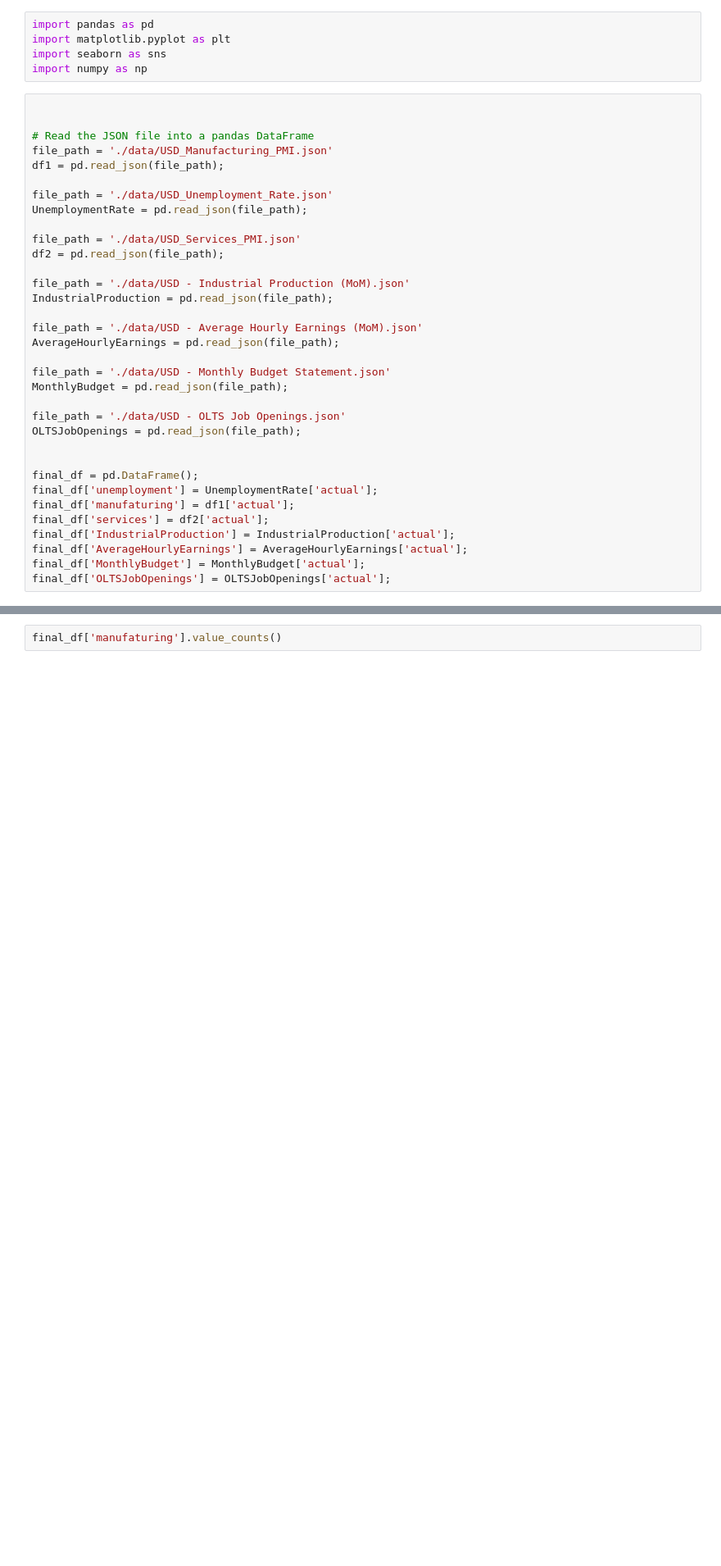
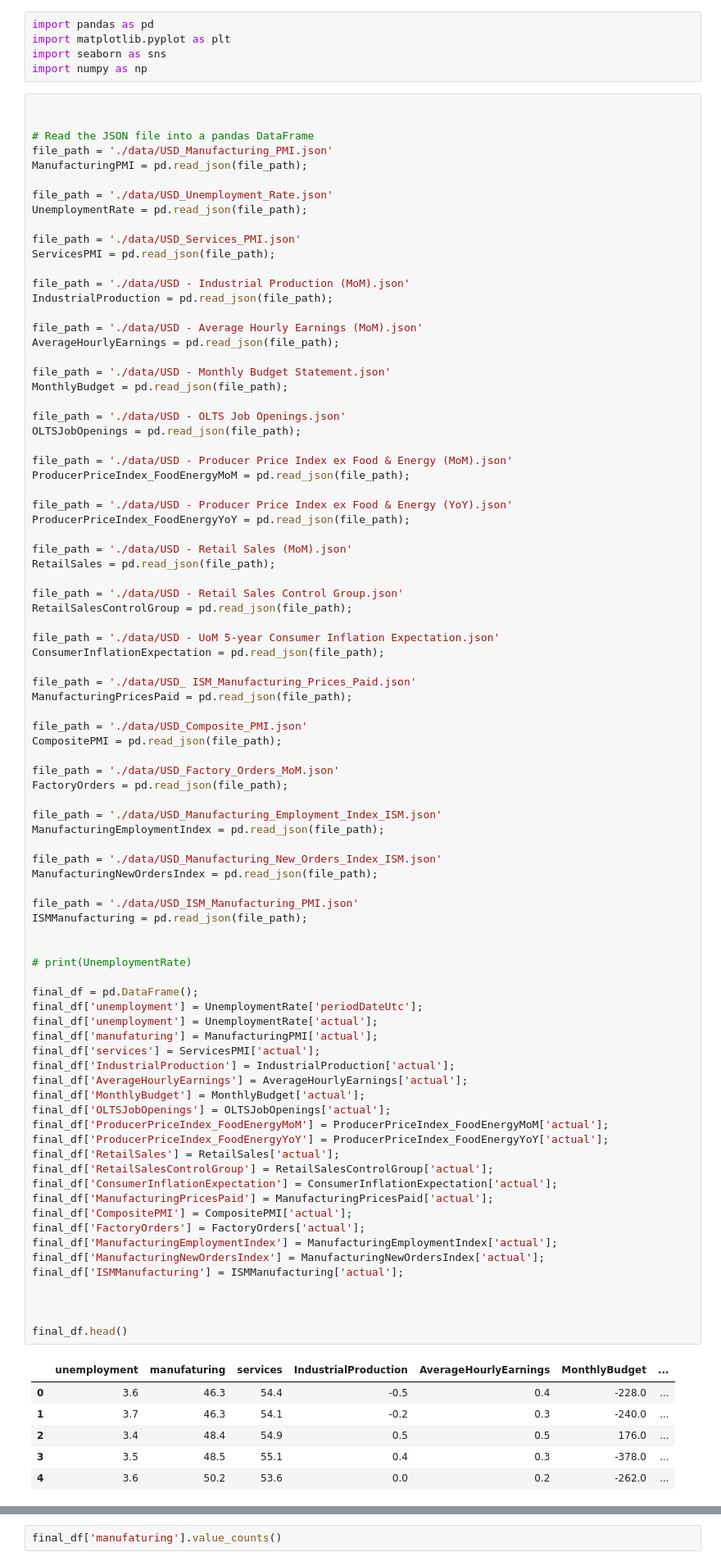
Before and after one commit to Suraj6E/RegressionAnalysis_USD, a Jupyter notebook: DataCleanUP.ipynb, the cells around one changed output, grey strips where cells are left out. Shown at 82% size. Drawn from its saved outputs; the diff is of its cells as text; blank space fills up the shorter version.

Commit message:
few more data added

```diff
--- a/DataCleanUP.ipynb
+++ b/DataCleanUP.ipynb
@@ -6,37 +6,95 @@ import numpy as np
 # %%
 
 
 # Read the JSON file into a pandas DataFrame
 file_path = './data/USD_Manufacturing_PMI.json'
-df1 = pd.read_json(file_path);
+ManufacturingPMI = pd.read_json(file_path);
 
 file_path = './data/USD_Unemployment_Rate.json'
 UnemploymentRate = pd.read_json(file_path);
 
 file_path = './data/USD_Services_PMI.json'
-df2 = pd.read_json(file_path);
+ServicesPMI = pd.read_json(file_path);
 
 file_path = './data/USD - Industrial Production (MoM).json'
 IndustrialProduction = pd.read_json(file_path);
 
 file_path = './data/USD - Average Hourly Earnings (MoM).json'
 AverageHourlyEarnings = pd.read_json(file_path);
 
 file_path = './data/USD - Monthly Budget Statement.json'
 MonthlyBudget = pd.read_json(file_path);
 
 file_path = './data/USD - OLTS Job Openings.json'
 OLTSJobOpenings = pd.read_json(file_path);
 
+file_path = './data/USD - Producer Price Index ex Food & Energy (MoM).json'
+ProducerPriceIndex_FoodEnergyMoM = pd.read_json(file_path);
+
+file_path = './data/USD - Producer Price Index ex Food & Energy (YoY).json'
+ProducerPriceIndex_FoodEnergyYoY = pd.read_json(file_path);
+
+file_path = './data/USD - Retail Sales (MoM).json'
+RetailSales = pd.read_json(file_path);
+
+file_path = './data/USD - Retail Sales Control Group.json'
+RetailSalesControlGroup = pd.read_json(file_path);
+
+file_path = './data/USD - UoM 5-year Consumer Inflation Expectation.json'
+ConsumerInflationExpectation = pd.read_json(file_path);
+
+file_path = './data/USD_ ISM_Manufacturing_Prices_Paid.json'
+ManufacturingPricesPaid = pd.read_json(file_path);
+
+file_path = './data/USD_Composite_PMI.json'
+CompositePMI = pd.read_json(file_path);
+
+file_path = './data/USD_Factory_Orders_MoM.json'
+FactoryOrders = pd.read_json(file_path);
+
+file_path = './data/USD_Manufacturing_Employment_Index_ISM.json'
+ManufacturingEmploymentIndex = pd.read_json(file_path);
+
+file_path = './data/USD_Manufacturing_New_Orders_Index_ISM.json'
+ManufacturingNewOrdersIndex = pd.read_json(file_path);
+
+file_path = './data/USD_ISM_Manufacturing_PMI.json'
+ISMManufacturing = pd.read_json(file_path);
+
+
+# print(UnemploymentRate)
 
 final_df = pd.DataFrame();
+final_df['unemployment'] = UnemploymentRate['periodDateUtc'];
 final_df['unemployment'] = UnemploymentRate['actual'];
-final_df['manufaturing'] = df1['actual'];
-final_df['services'] = df2['actual'];
+final_df['manufaturing'] = ManufacturingPMI['actual'];
+final_df['services'] = ServicesPMI['actual'];
 final_df['IndustrialProduction'] = IndustrialProduction['actual'];
 final_df['AverageHourlyEarnings'] = AverageHourlyEarnings['actual'];
 final_df['MonthlyBudget'] = MonthlyBudget['actual'];
 final_df['OLTSJobOpenings'] = OLTSJobOpenings['actual'];
+final_df['ProducerPriceIndex_FoodEnergyMoM'] = ProducerPriceIndex_FoodEnergyMoM['actual'];
+final_df['ProducerPriceIndex_FoodEnergyYoY'] = ProducerPriceIndex_FoodEnergyYoY['actual'];
+final_df['RetailSales'] = RetailSales['actual'];
+final_df['RetailSalesControlGroup'] = RetailSalesControlGroup['actual'];
+final_df['ConsumerInflationExpectation'] = ConsumerInflationExpectation['actual'];
+final_df['ManufacturingPricesPaid'] = ManufacturingPricesPaid['actual'];
+final_df['CompositePMI'] = CompositePMI['actual'];
+final_df['FactoryOrders'] = FactoryOrders['actual'];
+final_df['ManufacturingEmploymentIndex'] = ManufacturingEmploymentIndex['actual'];
+final_df['ManufacturingNewOrdersIndex'] = ManufacturingNewOrdersIndex['actual'];
+final_df['ISMManufacturing'] = ISMManufacturing['actual'];
+
+
+
+final_df.head()
+# %% [output]
+|  | unemployment | manufaturing | services | IndustrialProduction | AverageHourlyEarnings | MonthlyBudget | ... |
+| 0 | 3.6 | 46.3 | 54.4 | -0.5 | 0.4 | -228.0 | ... |
+| 1 | 3.7 | 46.3 | 54.1 | -0.2 | 0.3 | -240.0 | ... |
+| 2 | 3.4 | 48.4 | 54.9 | 0.5 | 0.5 | 176.0 | ... |
+| 3 | 3.5 | 48.5 | 55.1 | 0.4 | 0.3 | -378.0 | ... |
+| 4 | 3.6 | 50.2 | 53.6 | 0.0 | 0.2 | -262.0 | ... |
 # %%
 
 plt.plot(final_df.index, final_df['unemployment'], label='unemployment')
```
Also changed, not shown: parts of 1 cell of this notebook.
